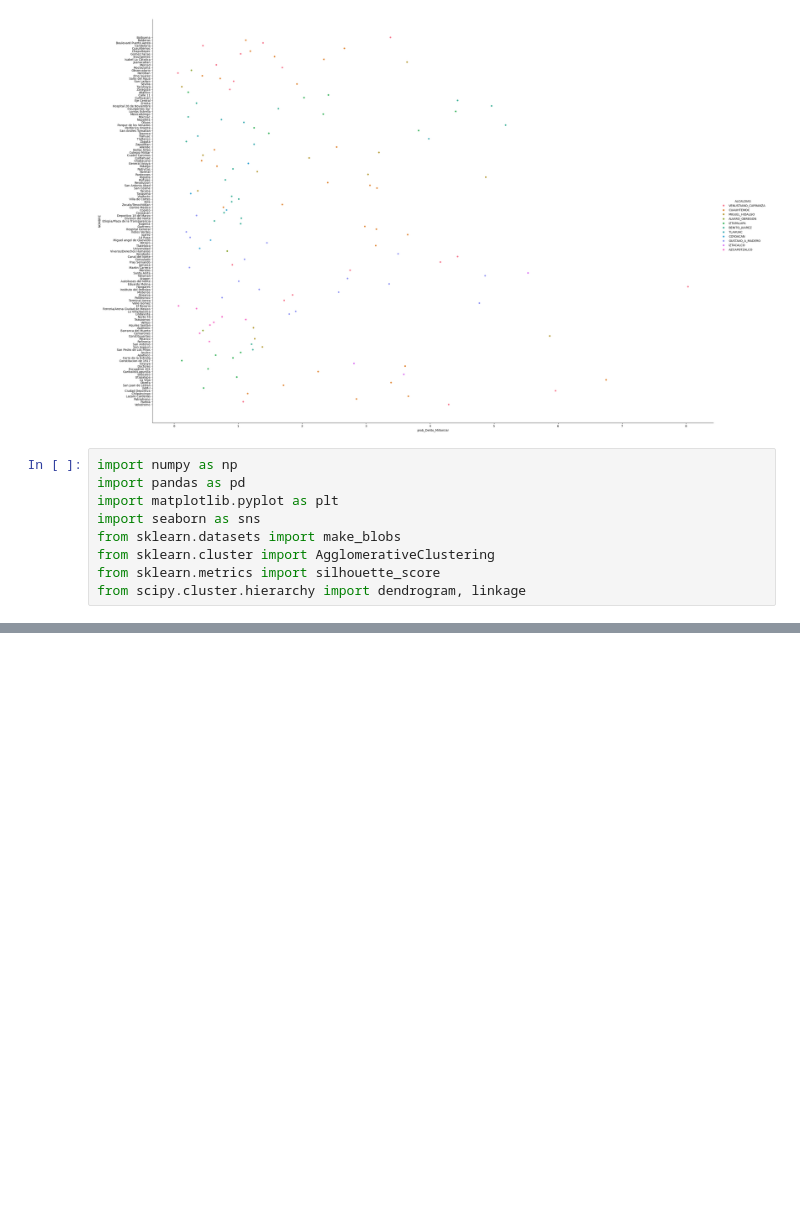
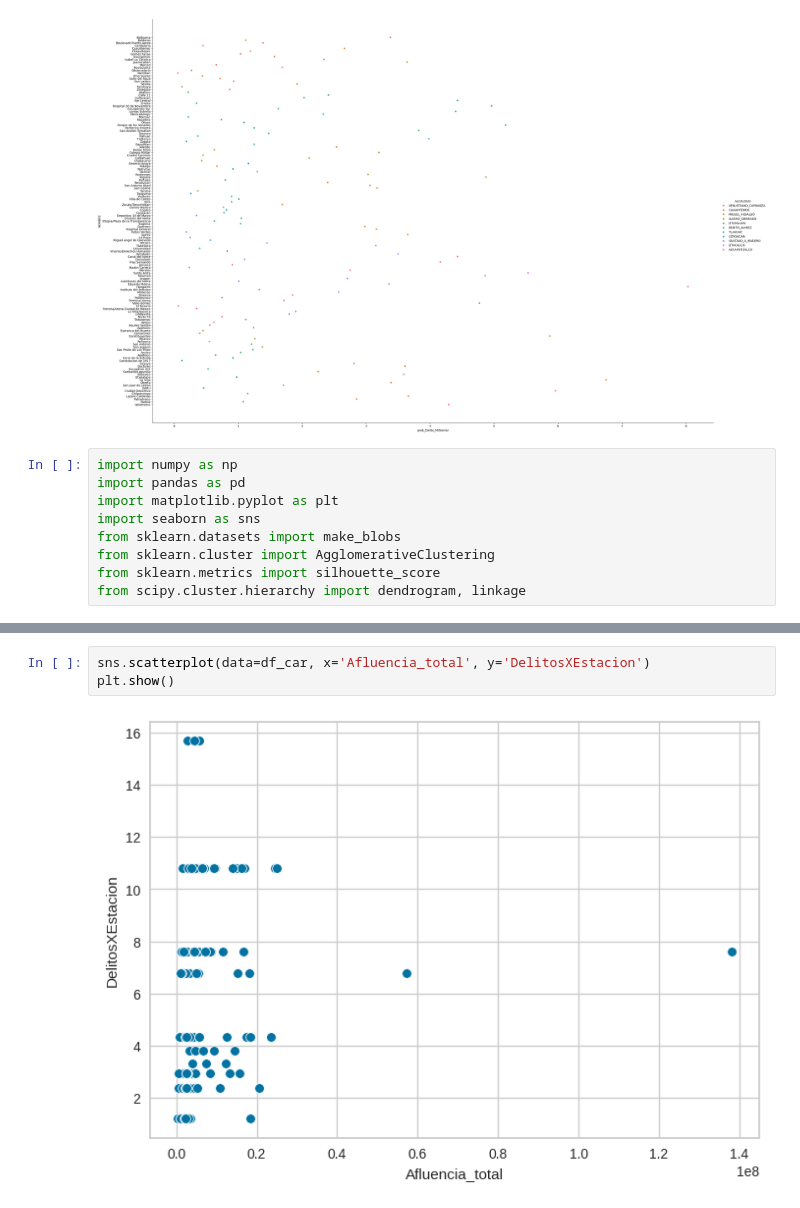
Before and after one commit to Eduardo-42/STC, a Jupyter notebook: STC.ipynb, the cells around one changed output, grey strips where cells are left out. Cells and saved outputs as stored; diff of their text form; blank space fills up the shorter version.

```diff
--- a/STC.ipynb
+++ b/STC.ipynb
@@ -91,0 +156,5 @@ plt.show()
+# %%
+sns.scatterplot(data=df_car, x='Afluencia_total', y='DelitosXEstacion')
+plt.show()
+# %% [output]
+[figure, added]
```
Also changed, not shown: parts of 19 cells of this notebook.
